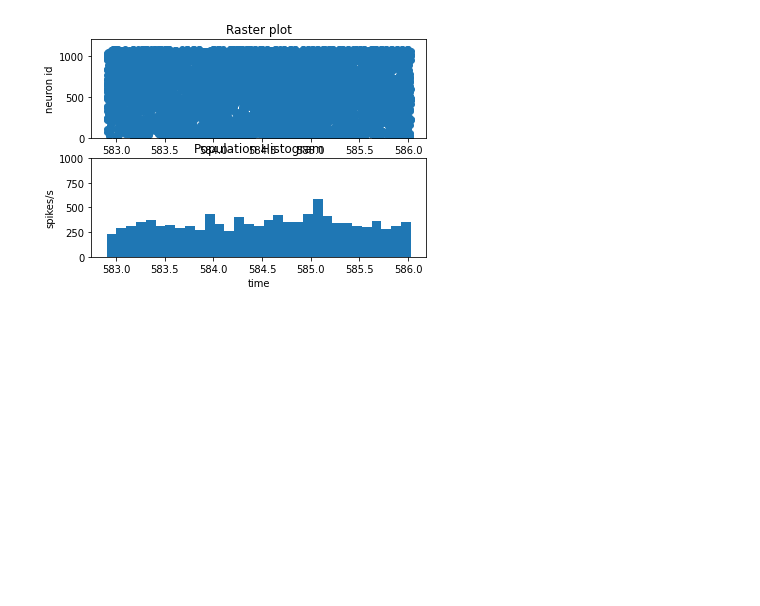
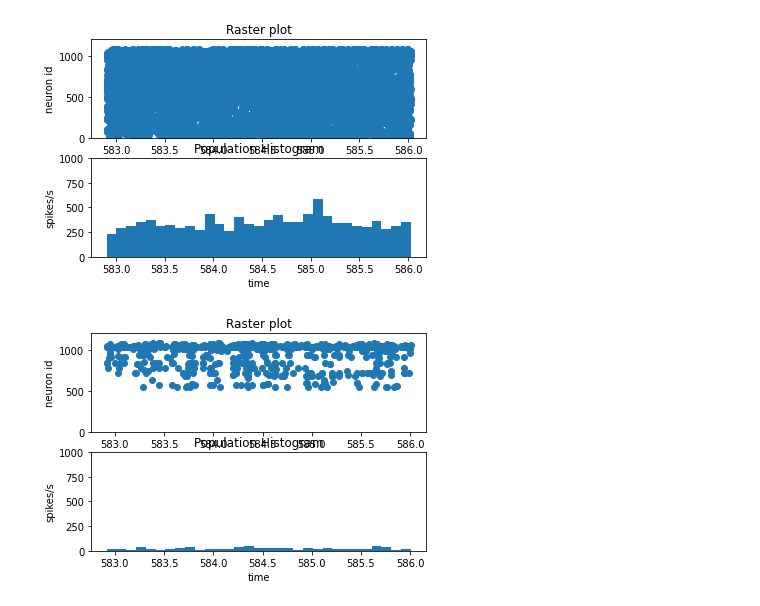
Before and after one commit to jagorn/NMA2020_group_project, a Jupyter notebook: ExtractSnippets.ipynb, the cells around one changed output. Drawn from its saved outputs; the diff is of its cells as text; code cells hidden in the pictures; blank space fills up the shorter version.

```diff
--- a/ExtractSnippets.ipynb
+++ b/ExtractSnippets.ipynb
@@ -100,18 +114,23 @@ Shape after cleaning: (201, 2)
 # %% [markdown]
 # Extract spike snippets during trials
 # %%
-def extract_snippets_spikes (trial_intervals, spiketimes, clusters):
+def extract_snippets_spikes (trial_intervals, all_spiketimes):
 #   Extract spiketimes and unit id (clusters) occured within the trial window.
 #   INPUT : trial_intervals  - onset and offset timestamps of a N trials, use cleaned version
-#           spiketimes - a vector containing spike times
-#            clusters - unit/neuron id for a given spike, same shape as spiketimes
+#           all_spiketimes (Nx2) - a vector containing neuron ids and spike times
+#           clusters - unit/neuron id for a given spike, same shape as spiketimes
+#           good_data -
+#           brain_area ex. 'CA1'
 #
-#  OUTPUT: snippets  - spiketimes and unit id during trials. List size of N trials each containing n x 2 array (spiketimes, unit id)
+#  OUTPUT: snippets  - spiketimes and unit id from a certain brain area during trials. List size of N trials each containing n x 2 array (spiketimes, unit id)
 
   TrialNum = trial_intervals.shape[0]
+  #UnitIds = good_data[brain_area] # Unit ids from the specified brain area
 
   # Initialize
   snippets = []
+
+  # Loop over trials
   for trial in range(0,TrialNum):
     spikes = [];
     # Onset and offset of a trial
@@ -119,14 +138,15 @@ def extract_snippets_spikes (trial_intervals, spiketimes, clusters):
     offset = trial_intervals[trial,1]
 
     # Spikes between trial onset and offset
-    idx = np.where((spiketimes >= onset) & (spiketimes < offset))
+    idx = np.where((all_spiketimes[:,1] >= onset) & (all_spiketimes[:,1] < offset))
     idx = idx[0] # only the indices
-    spikes= spiketimes[idx]
-    spikes = np.concatenate((spikes,clusters[idx]), axis=1) #concatenate corresponding unit id
+
+
+
+    spikes= all_spiketimes[idx,:]
+
 
     snippets.append(spikes);
 
 
   return snippets
-# %%
-snippets = extract_snippets_spikes (clean_trial_intervals, spiketimes, clusters)
@@ -132,0 +165,4 @@ snippets = extract_snippets_spikes (clean_trial_intervals, spiketimes, clusters)
+# %%
+#CA1 neurons
+ca3_snippets = extract_snippets_spikes (clean_trial_intervals, ca3_spiketimes)
+print(ca1_snippets[0])
@@ -133,11 +177,11 @@ snippets = extract_snippets_spikes (clean_trial_intervals, spiketimes, clusters)
 # %%
-def plot_raster_and_histogram(snippets, trialnum=0):
+def plot_raster_and_histogram(snippets,trialnum):
   # Raster plot from a trial
 
   #fig, (ax1, ax2) = plt.subplots(2, 1, sharey=True, tight_layout=True)
 
   ax1 = plt.subplot(211)
-  ax1.plot(snippets[trialnum][:,0], snippets[trialnum][:,1], 'o')
+  ax1.plot(snippets[trialnum][:,1], snippets[trialnum][:,0], 'o')
   ax1.set(xlabel = 'time', ylabel= 'neuron id', ylim=[0, 1200], title = 'Raster plot')
 
   ax2 = plt.subplot(212)
@@ -145,6 +189,6 @@ def plot_raster_and_histogram(snippets, trialnum=0):
   binsize = 0.100 # 100 ms
   n_bins = int(np.floor(interval/binsize)) # ms
 
-  ax2.hist(snippets[trialnum][:,0], bins=n_bins)
+  ax2.hist(snippets[trialnum][:,1], bins=n_bins)
   ax2.set(xlabel='time', ylabel='spikes/s',ylim=[0, 1000], title = 'Population Histogram')
 # %%
@@ -153,2 +198,8 @@ plot_raster_and_histogram(snippets, trialnum=trialnum)
 # %% [output]
 [figure]
+# %%
+# From CA1 neurons
+trialnum = 100
+plot_raster_and_histogram(ca3_snippets, trialnum=trialnum)
+# %% [output]
+[figure, added]
```
Also changed, not shown: parts of 8 cells of this notebook.
